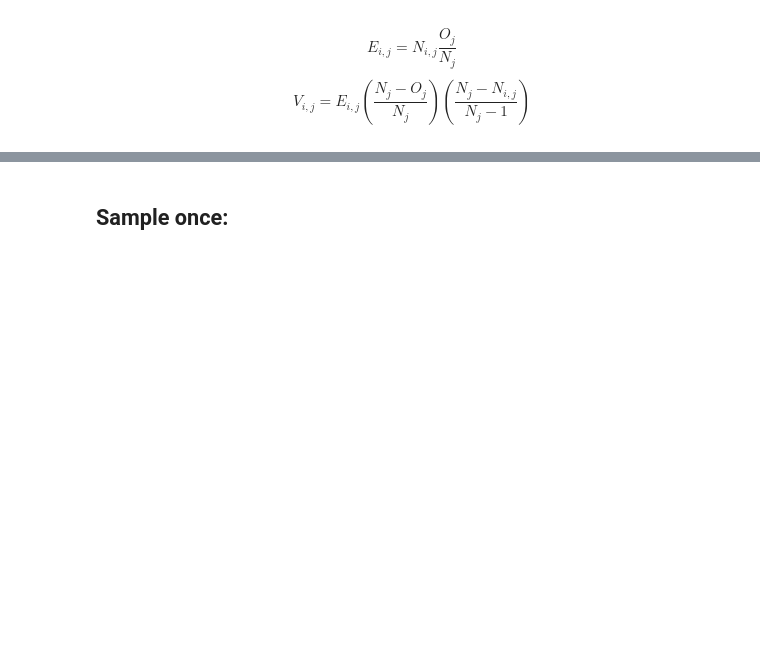
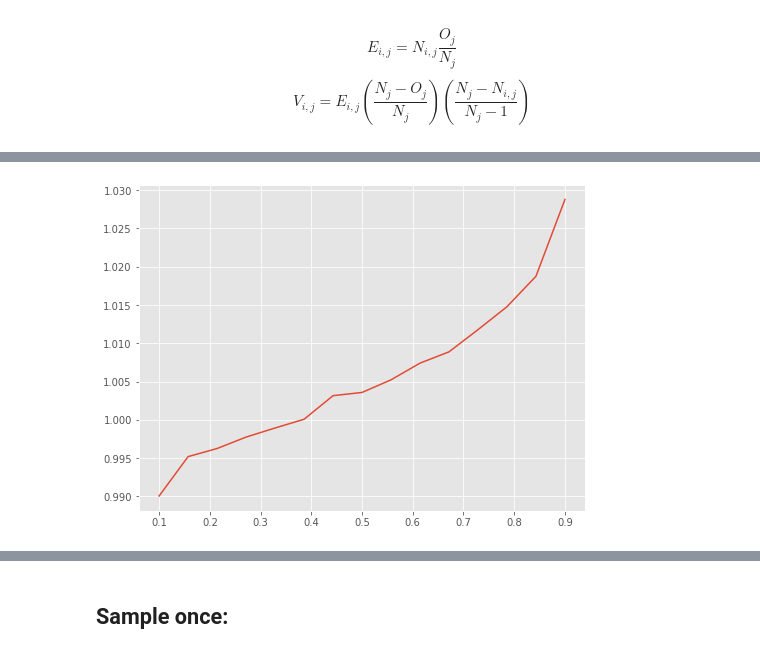
Before and after one commit to alonkipnis/HCHG, a Jupyter notebook: survival.ipynb, the cells around one changed output, grey strips where cells are left out. Cells and saved outputs as stored; diff of their text form; code cells hidden in the pictures; blank space fills up the shorter version.

```diff
--- a/survival.ipynb
+++ b/survival.ipynb
@@ -55,0 +121,35 @@ from survival import (log_rank_test, hypergeom_test, q95,
+# %%
+# Here we verify that the variance variance-stabilized poisson is independent of kappa
+kk = np.linspace(0.1, .9, 15)
+
+acc = []
+for kappa in kk:
+    T = 100000
+    n = 20 * T # n/T -> infty
+    r = 1
+    n1 =n * (1 - kappa)
+    n2 = n * kappa
+    n0 = 2 * n1 * n2 / (n1 + n2)
+    delta = r * np.log(T) / n0
+
+    lam0 = 2 / T # lam0 * T < const
+    lam1 = (np.sqrt(lam0) + np.sqrt(delta)) ** 2
+
+    X = poisson.rvs(lam0 * n1, size = T)
+    Y = poisson.rvs(lam1 * n2, size = T)
+
+    W = np.sqrt(4 * (1 - kappa) * Y) - np.sqrt(4 * kappa * X)
+
+    #print("STD = ",)
+    std = np.std(W)
+    #print("MEAN = ", np.mean(W) / np.sqrt(r) / np.sqrt(np.log(T)))
+    #plt.hist(W)
+    #a = kappa * (1-kappa)
+    mean = np.mean(W) / np.sqrt(r) / np.sqrt(np.log(T)) / np.sqrt(2)
+    acc += [mean]
+
+plt.plot(kk, acc)
+#plt.plot(kk, np.sqrt(kk * (1 - kk)))
+plt.show()
+# %% [output]
+[figure, added]
```
Also changed, not shown: parts of 24 cells of this notebook, 1 other file.
